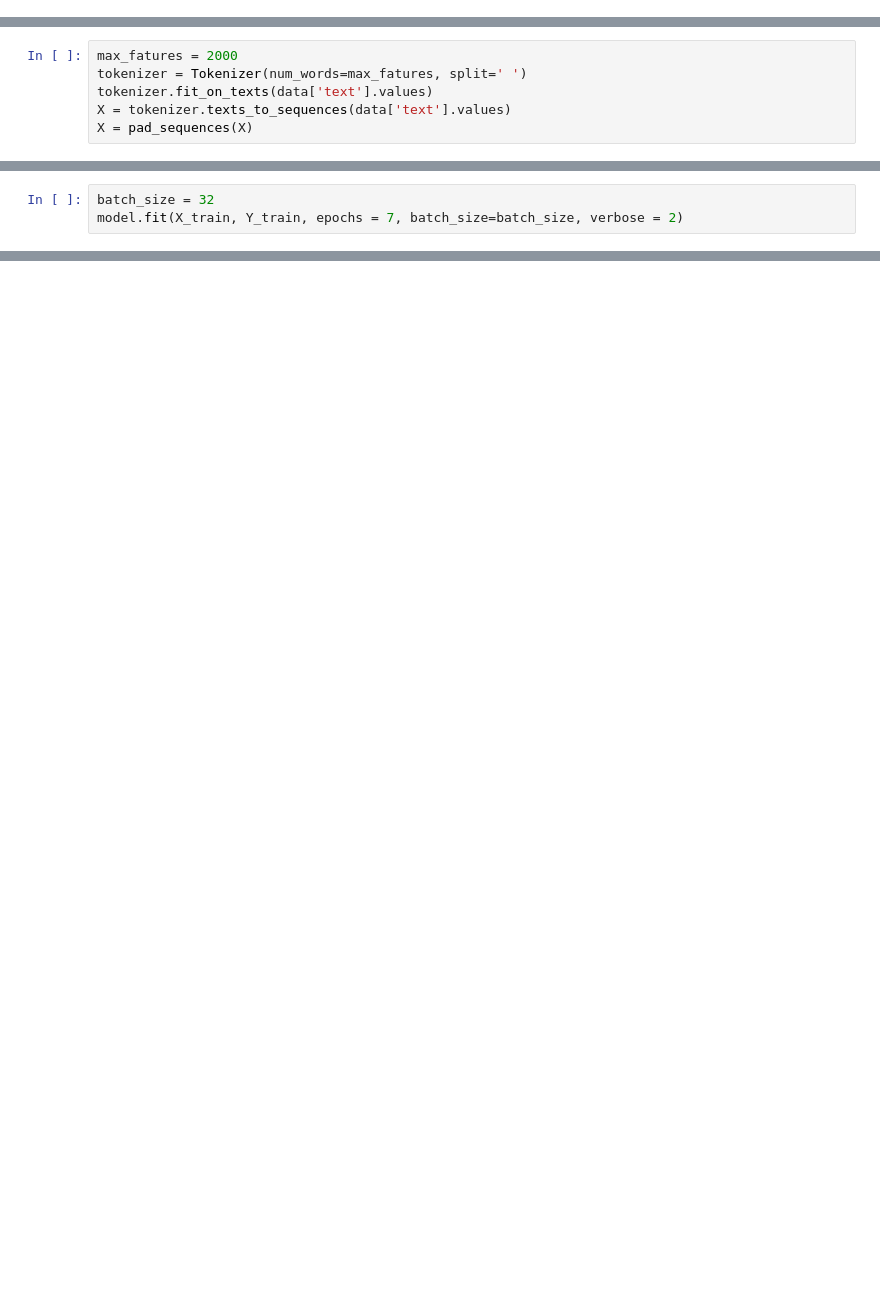
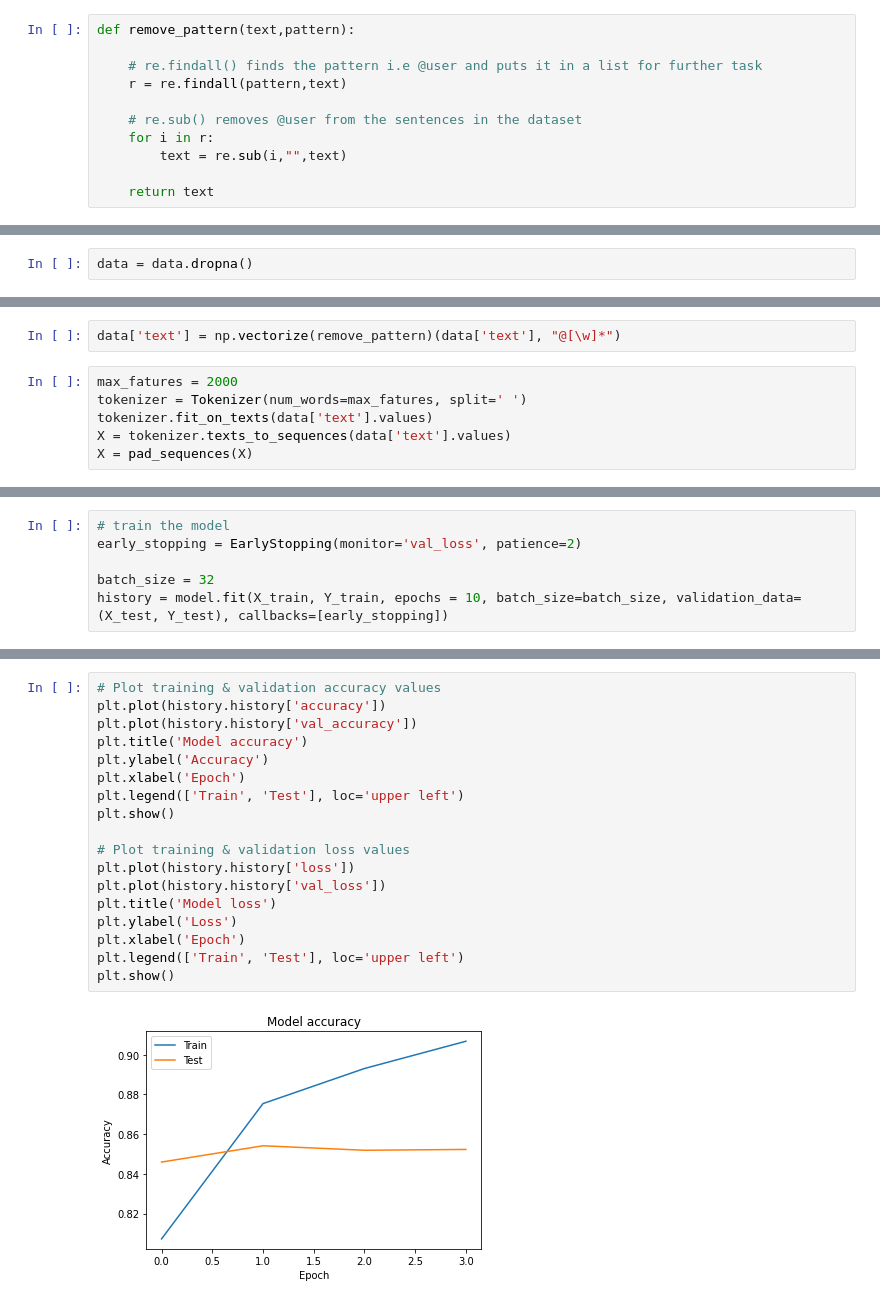
Before and after one commit to majogamit/Academic-Situation-Sentiment-Analysis, a Jupyter notebook: Keras_LSTM_Sentiment_Analysis.ipynb, the cells around one changed output, grey strips where cells are left out. Saved outputs shown, nothing was run; the diff lists cells and outputs as text; blank space fills up the shorter version.

```diff
--- a/Keras_LSTM_Sentiment_Analysis.ipynb
+++ b/Keras_LSTM_Sentiment_Analysis.ipynb
@@ -14,0 +18,11 @@ data = pd.read_csv('final_clean.csv')
+# %%
+def remove_pattern(text,pattern):
+
+    # re.findall() finds the pattern i.e @user and puts it in a list for further task
+    r = re.findall(pattern,text)
+
+    # re.sub() removes @user from the sentences in the dataset
+    for i in r:
+        text = re.sub(i,"",text)
+
+    return text
@@ -14,0 +36,2 @@ data = pd.read_csv('final_clean.csv')
+# %%
+data = data.dropna()
@@ -15,3 +45,5 @@ data = pd.read_csv('final_clean.csv')
+# %%
+data['text'] = np.vectorize(remove_pattern)(data['text'], "@[\w]*")
 # %%
 max_fatures = 2000
 tokenizer = Tokenizer(num_words=max_fatures, split=' ')
@@ -60,4 +99,7 @@ print(X_test.shape,Y_test.shape)
 # %%
+# train the model
+early_stopping = EarlyStopping(monitor='val_loss', patience=2)
+
 batch_size = 32
-model.fit(X_train, Y_train, epochs = 7, batch_size=batch_size, verbose = 2)
+history = model.fit(X_train, Y_train, epochs = 10, batch_size=batch_size, validation_data=(X_test, Y_test), callbacks=[early_stopping])
 # %% [output]
@@ -144,0 +184,20 @@ negative
+# %%
+# Plot training & validation accuracy values
+plt.plot(history.history['accuracy'])
+plt.plot(history.history['val_accuracy'])
+plt.title('Model accuracy')
+plt.ylabel('Accuracy')
+plt.xlabel('Epoch')
+plt.legend(['Train', 'Test'], loc='upper left')
+plt.show()
+
+# Plot training & validation loss values
+plt.plot(history.history['loss'])
+plt.plot(history.history['val_loss'])
+plt.title('Model loss')
+plt.ylabel('Loss')
+plt.xlabel('Epoch')
+plt.legend(['Train', 'Test'], loc='upper left')
+plt.show()
+# %% [output]
+[figure, added]
```
Also changed, not shown: parts of 15 cells of this notebook.
